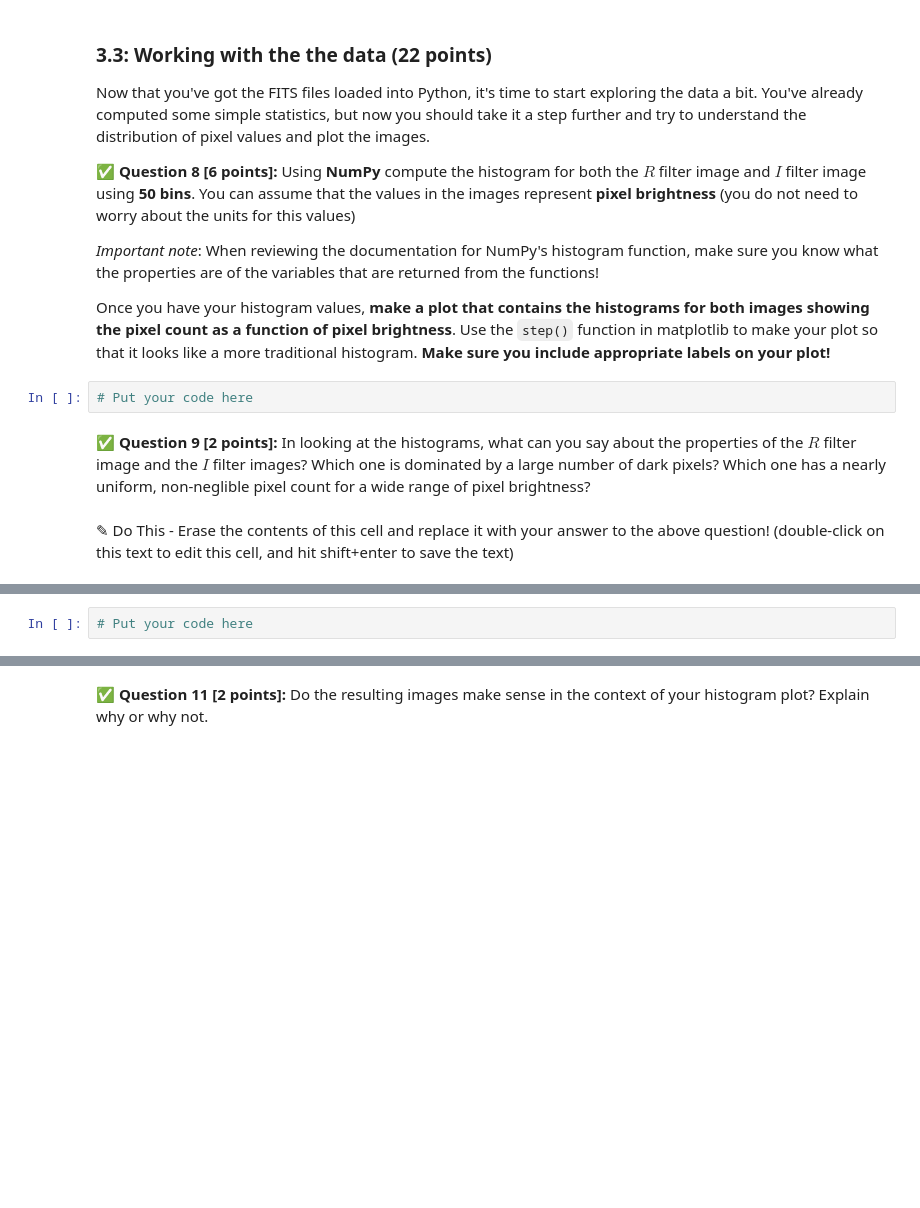
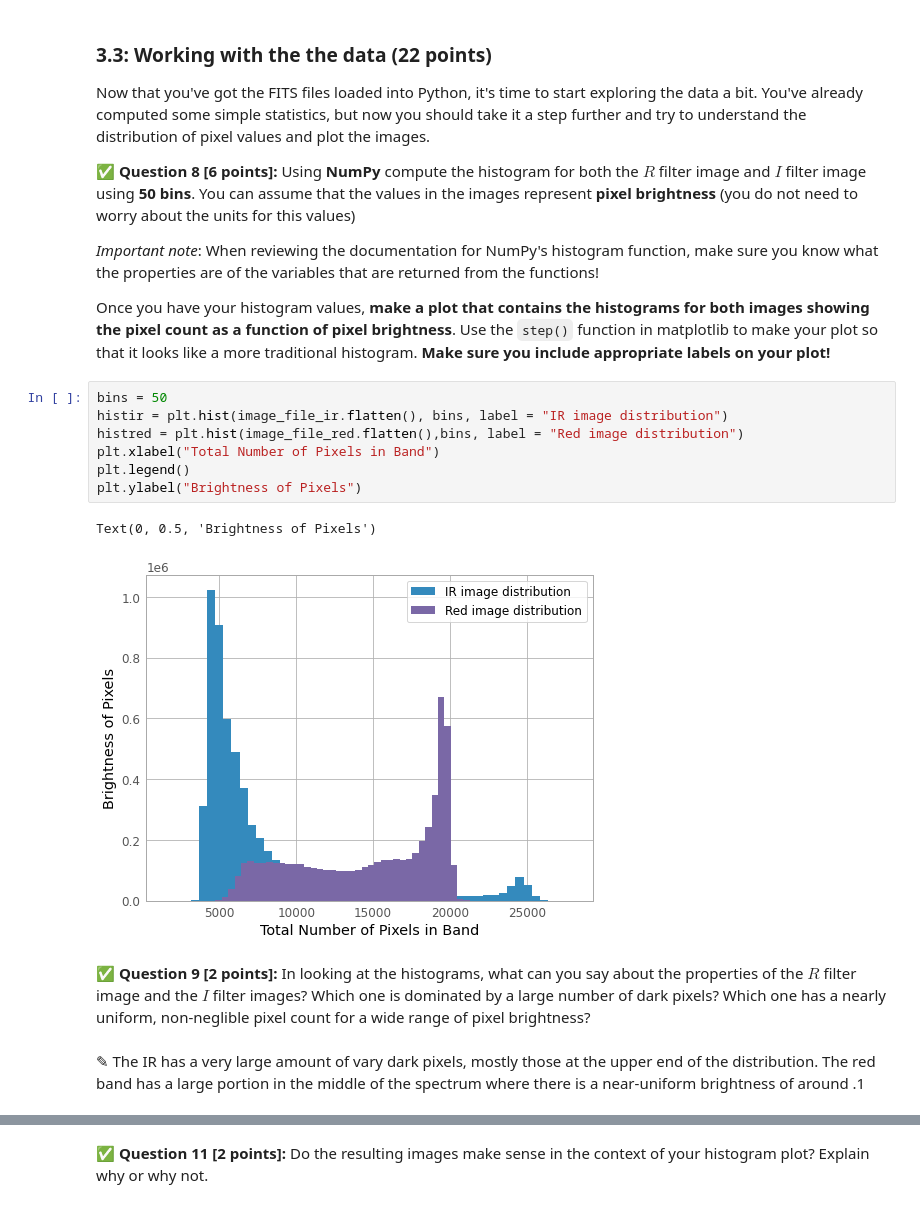
Before and after one commit to sniderry/cmse202-s21-turnin, a Jupyter notebook: hw-01/HW1.ipynb, the cells around one changed output, grey strips where cells are left out. Saved outputs shown, nothing was run; the diff lists cells and outputs as text; blank space fills up the shorter version.

```diff
--- a/hw-01/HW1.ipynb
+++ b/hw-01/HW1.ipynb
@@ -243,12 +243,20 @@ Now that you've got the FITS files loaded into Python, it's time to start explor
 *Important note*: When reviewing the documentation for NumPy's histogram function, make sure you know what the properties are of the variables that are returned from the functions!
 
 Once you have your histogram values, **make a plot that contains the histograms for both images showing the pixel count as a function of pixel brightness**. Use the `step()` function in matplotlib to make your plot so that it looks like a more traditional histogram. **Make sure you include appropriate labels on your plot!**
-# %%
-# Put your code here
+# %%
+bins = 50
+histir = plt.hist(image_file_ir.flatten(), bins, label = "IR image distribution")
+histred = plt.hist(image_file_red.flatten(),bins, label = "Red image distribution")
+plt.xlabel("Total Number of Pixels in Band")
+plt.legend()
+plt.ylabel("Brightness of Pixels")
+# %% [output]
+Text(0, 0.5, 'Brightness of Pixels')
+[figure, added]
 # %% [markdown]
 **&#9989; Question 9 [2 points]:** In looking at the histograms, what can you say about the properties of the $R$ filter image and the $I$ filter images? Which one is dominated by a large number of dark pixels? Which one has a nearly uniform, non-neglible pixel count for a wide range of pixel brightness?
-# %% [markdown]
-<font size=+3>&#9998;</font> Do This - Erase the contents of this cell and replace it with your answer to the above question!  (double-click on this text to edit this cell, and hit shift+enter to save the text)
+# %% [markdown]
+<font size=+3>&#9998;</font> The IR has a very large amount of vary dark pixels, mostly those at the upper end of the distribution. The red band has a large portion in the middle of the spectrum where there is a near-uniform brightness of around .1
 # %% [markdown]
 Now that you have a bit of understanding about the the properties of the images are, let's see if the images themselves match your expectations.
 
@@ -256,5 +264,3 @@ Now that you have a bit of understanding about the the properties of the images
 
 **Make sure you include a colorbar** on the figures so that you can tell what the pixel values are and **ensure that the (0,0) point is the the lower left corner of the image so that the orientation matches that of this image:**
 <div align="center"><img src="https://www.noao.edu/image_gallery/images/d3/02677.jpg" width=200px alt="Image credit: www.noao.edu"></div>
-# %%
-# Put your code here
```
Also changed, not shown: parts of 7 cells of this notebook.
